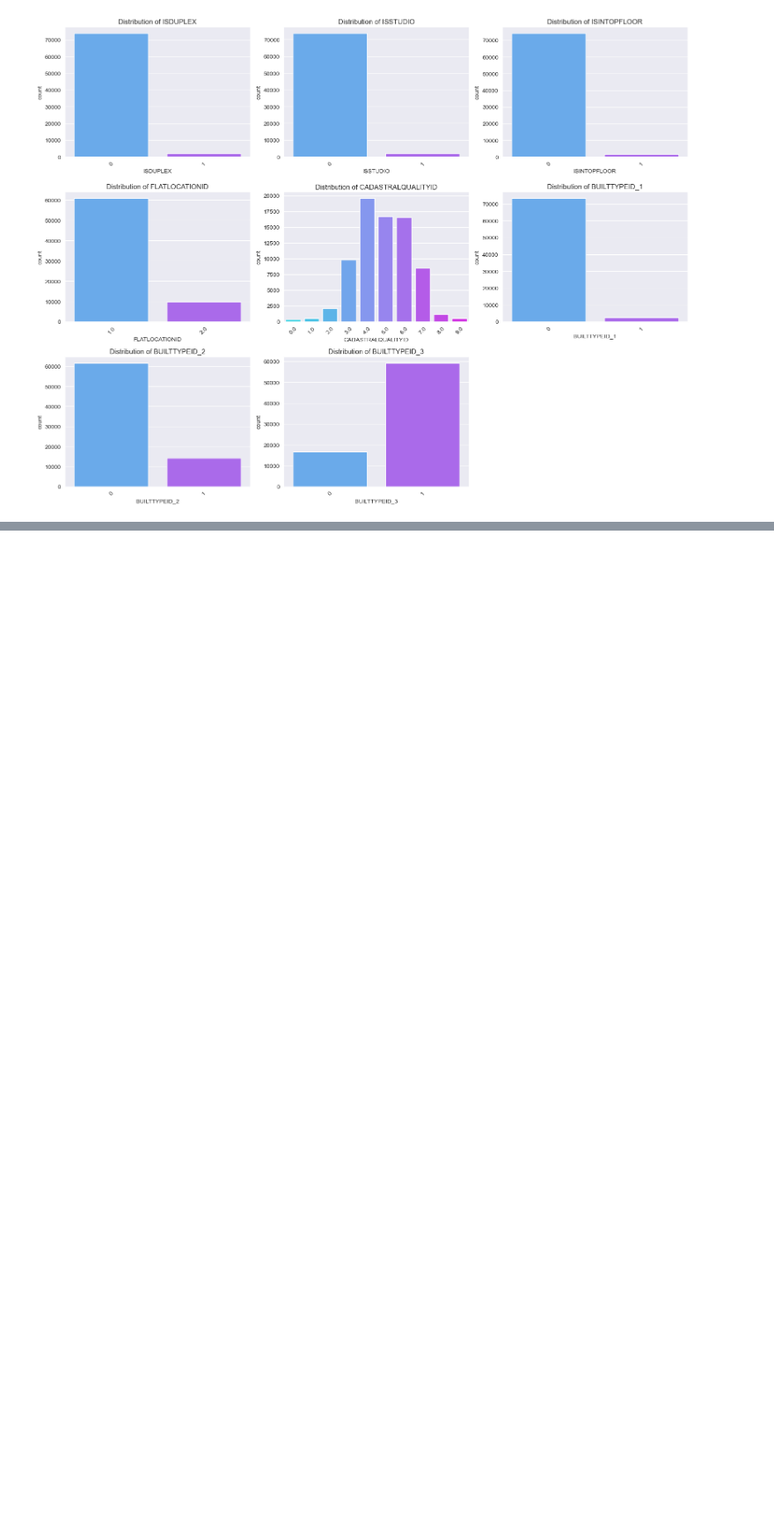
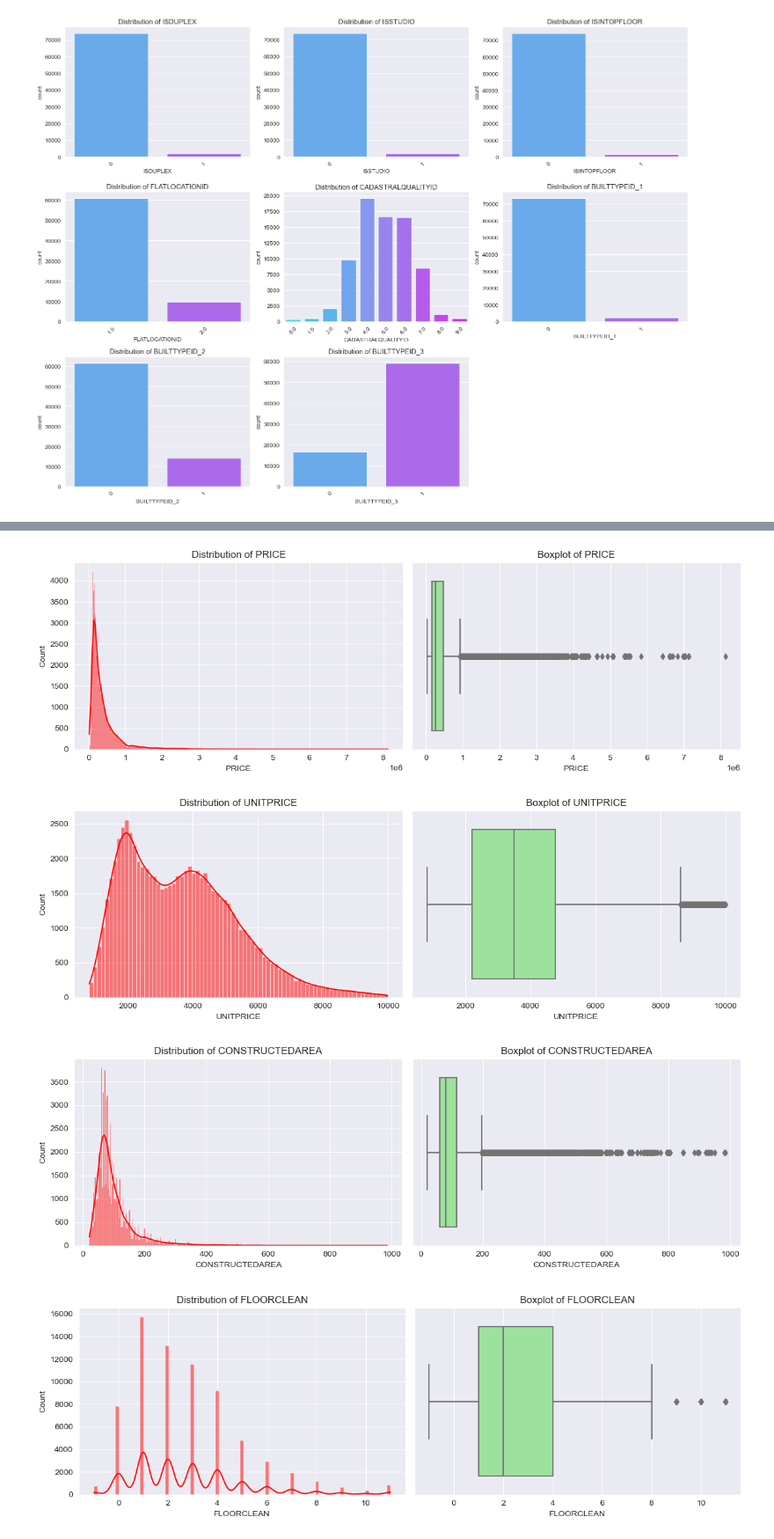
Before and after one commit to EstebannRomeroo/TFM, a Jupyter notebook: descriptive_analysis.ipynb, the cells around one changed output, grey strips where cells are left out. Shown at 88% size. Saved outputs shown, nothing was run; the diff lists cells and outputs as text; code cells hidden in the pictures; blank space fills up the shorter version.

Commit message:
Matriz de correlacion y funcion de outliers

```diff
--- a/descriptive_analysis.ipynb
+++ b/descriptive_analysis.ipynb
@@ -367,3 +426,7 @@ descriptive_stats_num
 | DISTANCE_TO_CITY_CENTER | 75804.0 | 4.482177 | 3.060601 | 0.015374 | 2.403719 | 4.114302 | 6.219482 | 4.157526e+02 | 32.403678 | 4300.251911 | 4.157372e+02 |
 | DISTANCE_TO_METRO | 75804.0 | 0.475372 | 1.566674 | 0.001416 | 0.212755 | 0.330021 | 0.519193 | 3.994774e+02 | 218.264605 | 55503.361814 | 3.994760e+02 |
 | DISTANCE_TO_CASTELLANA | 75804.0 | 2.681288 | 2.656468 | 0.001435 | 1.040496 | 1.962104 | 3.854188 | 4.128037e+02 | 49.240880 | 7494.176383 | 4.128023e+02 |
+# %%
+data_final = remove_outliers(data, numerical_features)
+print(f'Dimension of dataset: {data_final.shape}')
+data_final.head()
@@ -369,0 +441,24 @@ descriptive_stats_num
+# %%
+# Descriptive Analysis
+for var in numerical_features:
+
+    # Visualizing the distribution
+    plt.figure(figsize=(12, 4))
+
+    # Histogram
+    plt.subplot(1, 2, 1)
+    sns.histplot(data_final[var], kde=True, color='red')
+    plt.title(f'Distribution of {var}')
+
+    # Boxplot
+    plt.subplot(1, 2, 2)
+    sns.boxplot(x=data_final[var], color='lightgreen')
+    plt.title(f'Boxplot of {var}')
+
+    plt.tight_layout()
+plt.show()
+# %% [output]
+[figure, added]
+[figure, added]
+[figure, added]
+[figure, added]
```
Also changed, not shown: parts of 14 cells of this notebook, 37 other files.
